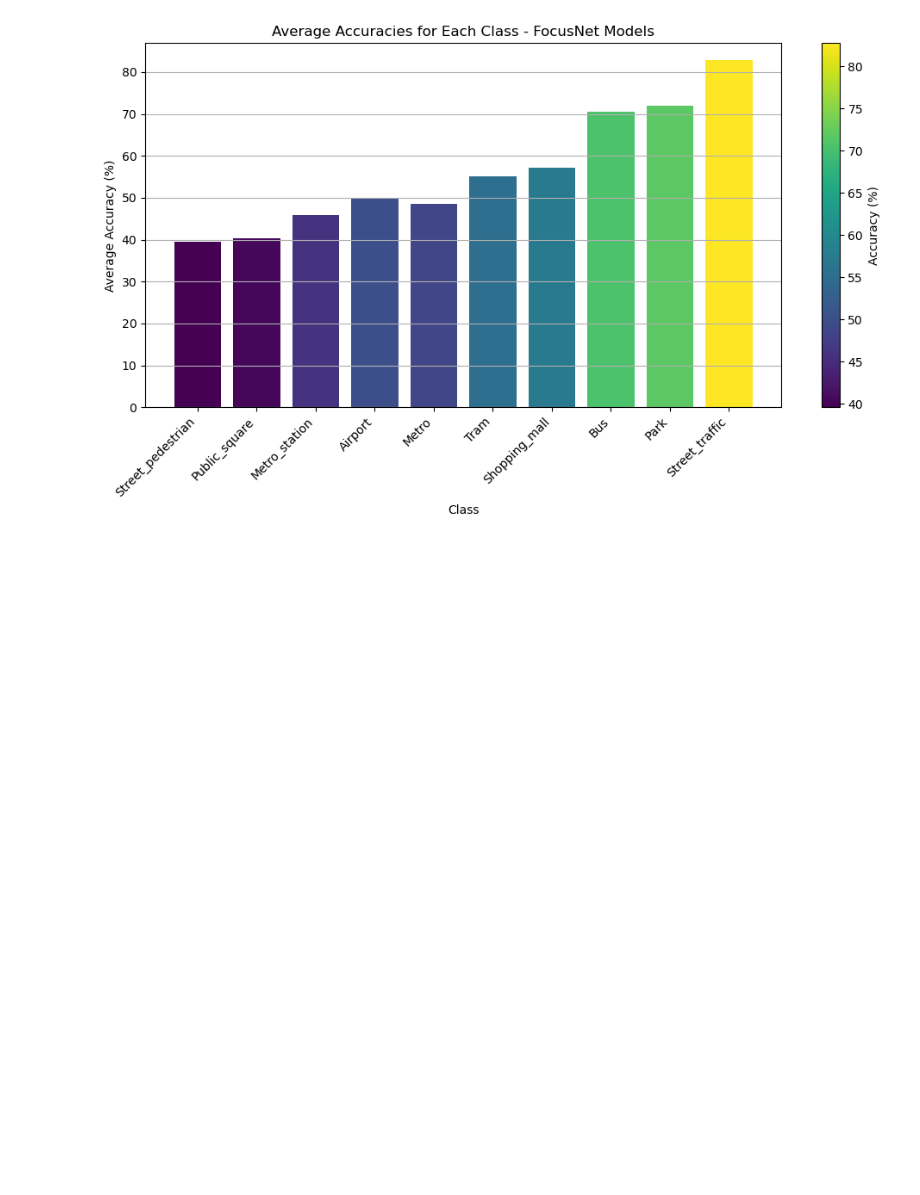
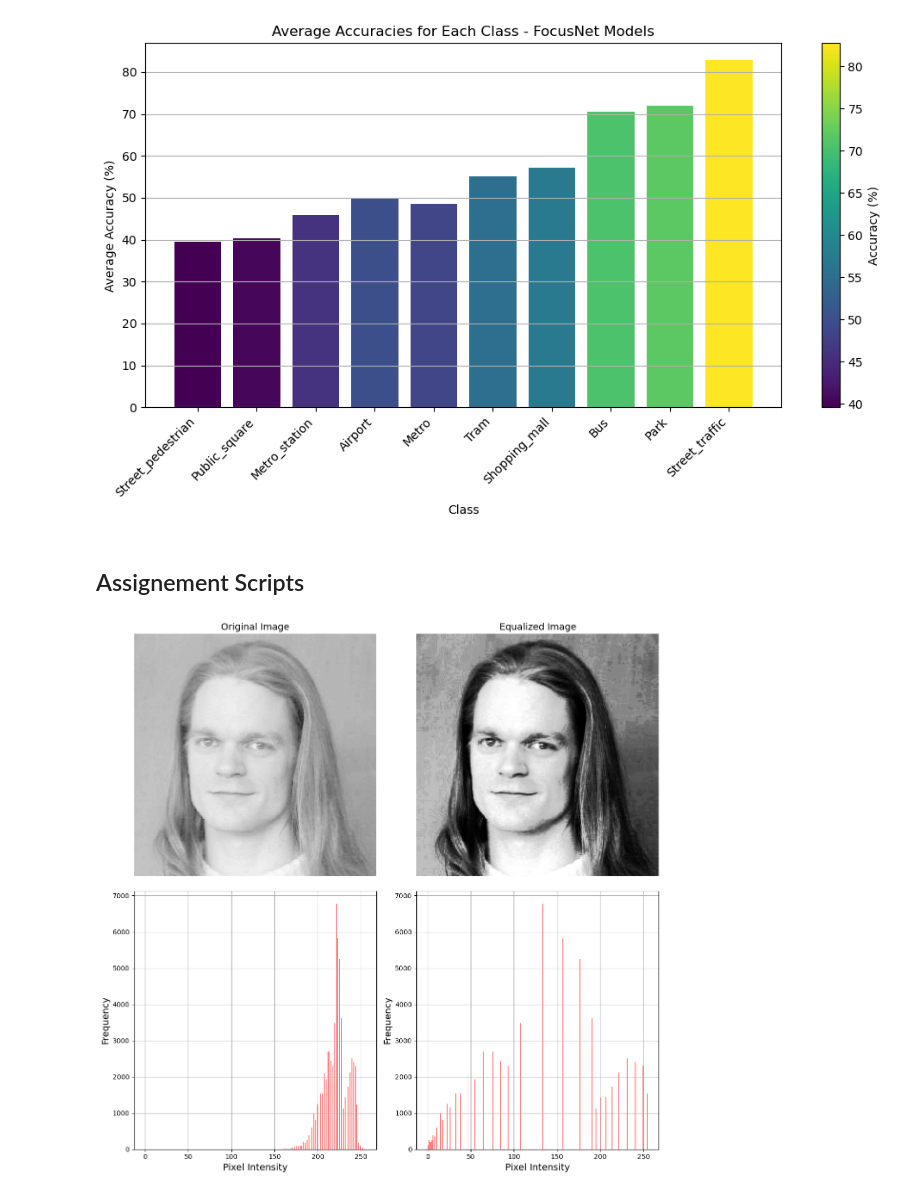
Before and after one commit to CPJKU/dcase2024_task1_baseline, a Jupyter notebook: test.ipynb, the cells around one changed output. Drawn from its saved outputs; the diff is of its cells as text; code cells hidden in the pictures; blank space fills up the shorter version.

```diff
--- a/test.ipynb
+++ b/test.ipynb
@@ -445,3 +448,53 @@ cbar_baseline.set_label('Baseline Accuracy (%)')
 
 plt.tight_layout()
 plt.show()
+# %% [markdown]
+## Assignement Scripts
+# %%
+import cv2
+import numpy as np
+import matplotlib.pyplot as plt
+
+# Specify the full path to the image file
+image_path = r"C:\Users\seany\Downloads\Example-of-low-contrast-images-and-corresponding-results-of-intensity-normalization-and.png"
+
+# Load the Lena image
+lena_image = cv2.imread(image_path, cv2.IMREAD_GRAYSCALE)
+
+# Check if the image is loaded successfully
+if lena_image is None:
+    print("Error: Unable to load the image.")
+else:
+    # Apply histogram equalization
+    equalized_image = cv2.equalizeHist(lena_image)
+
+    # Plot the original and equalized images side by side with histograms below each image
+    fig, axes = plt.subplots(2, 2, figsize=(12, 12))
+
+    # Plot the original image
+    axes[0, 0].imshow(lena_image, cmap='gray')
+    axes[0, 0].set_title('Original Image',fontsize=14)
+    axes[0, 0].axis('off')
+
+    # Plot histograms of the original image below
+    hist_bins = np.arange(256)
+    axes[1, 0].hist(lena_image.ravel(), bins=hist_bins, color='r', alpha=0.5)
+    axes[1, 0].set_ylabel('Frequency',fontsize=14)
+    axes[1, 0].set_xlabel('Pixel Intensity',fontsize=14)
+    axes[1, 0].grid('off')
+
+    # Plot the equalized image
+    axes[0, 1].imshow(equalized_image, cmap='gray')
+    axes[0, 1].set_title('Equalized Image', fontsize=14)
+    axes[0, 1].axis('off')
+
+    # Plot histograms of the equalized image below
+    axes[1, 1].hist(equalized_image.ravel(), bins=hist_bins, color='r', alpha=0.5)
+    axes[1, 1].set_ylabel('Frequency',fontsize=14)
+    axes[1, 1].set_xlabel('Pixel Intensity',fontsize=14)
+    axes[1, 1].grid('off')
+
+    plt.tight_layout()
+    plt.show()
+# %% [output]
+[figure, added]
```
Also changed, not shown: parts of 6 cells of this notebook.
